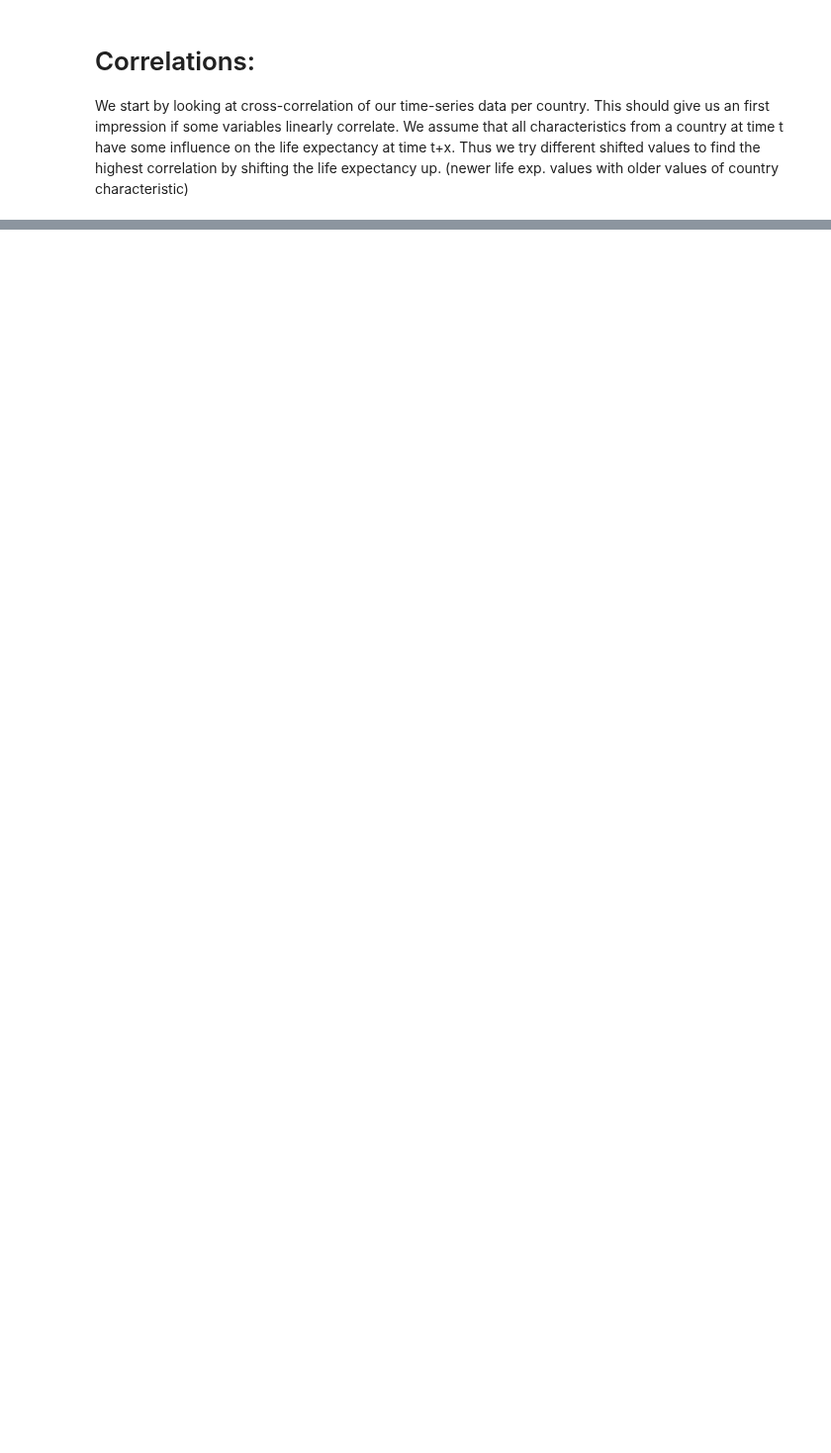
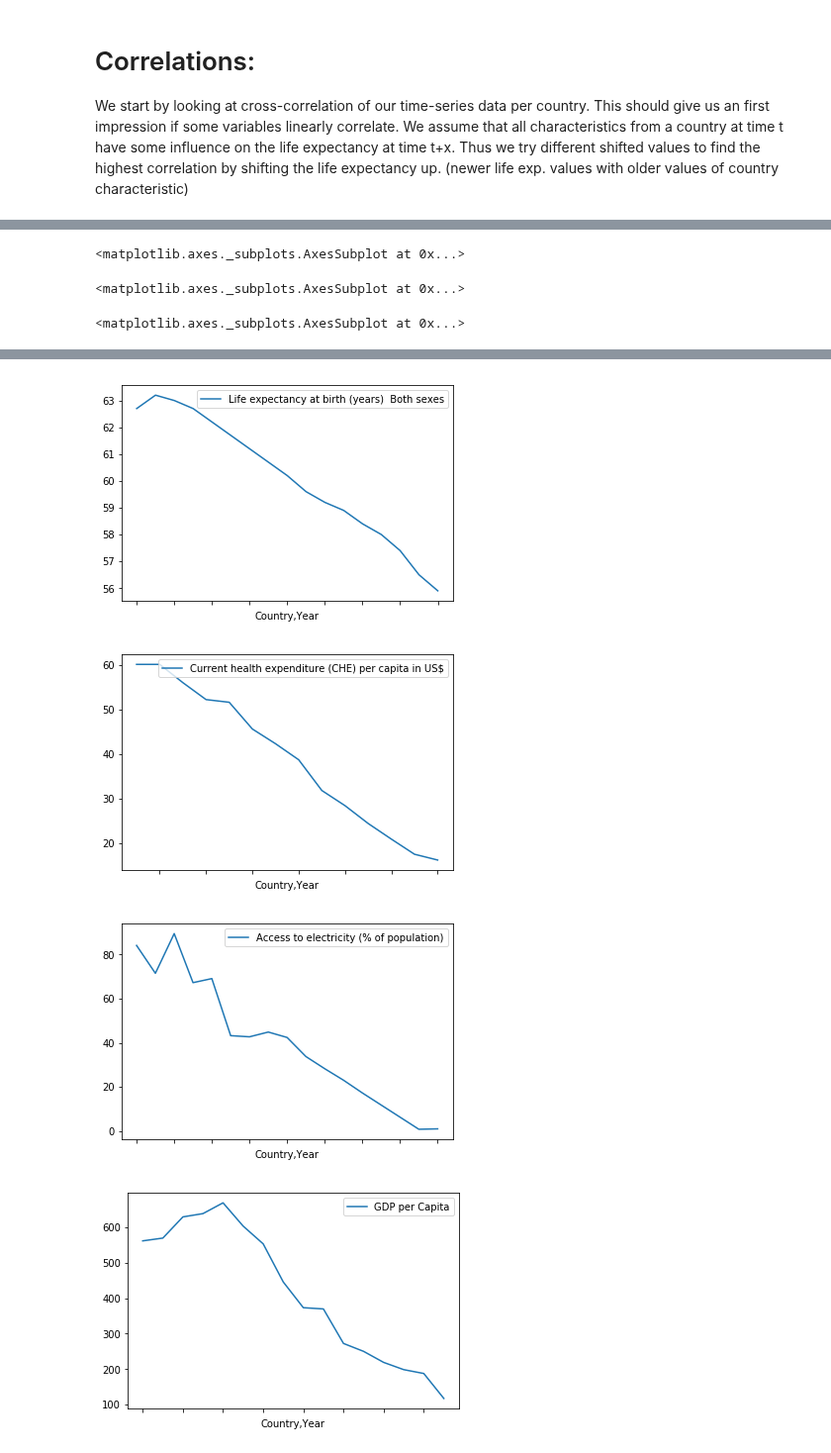
Before and after one commit to patrickFuerst/human_life_exp, a Jupyter notebook: Data Analysis(Patrick).ipynb, the cells around one changed output, grey strips where cells are left out. Shown at 99% size. Drawn from its saved outputs; the diff is of its cells as text; code cells hidden in the pictures; blank space fills up the shorter version.

Commit message:
add correlation analy. for all countries

```diff
--- a/Data Analysis(Patrick).ipynb
+++ b/Data Analysis(Patrick).ipynb
@@ -19,12 +19,12 @@ data_raw.set_index(['Country','Year'], inplace=True)
 #delcon.append('Somalia')
 #print(delcon)
 #data = data_raw[~data_raw['Country'].isin(delcon)]
-#data = data_raw[data_raw['Country'] == 'Somalia']
+#display(data_raw[data_raw['Country'] == 'Ghana'])
 
 
 # do some quick processing so we can work with it
 df_data = data_raw
-df_data.drop(columns=['Last Updated: 11/14/2018', 'Data from database: World Development Indicators', 'GNI, PPP (current international $)', 'GNI, Atlas method (current US$)','GNI per capita, PPP (current international $)'], inplace=True)
+df_data.drop(columns=['Last Updated: 11/14/2018', 'Data from database: World Development Indicators', 'GNI, Atlas method (current US$)'], inplace=True)
 display(df_data)
 # %% [output]
 |  |  | Life expectancy at birth (years) ... | Life expectancy at birth (years) ... | Life expectancy at birth (years) ... | Income Level | ... |
@@ -81,33 +81,39 @@ def create_lagged_df(df,lag=0,columns_to_shift = [] ):
 # let's have a look at correlation per country
 
 df_data_country = df_data.groupby('Country')
-df_austria = df_data_country.get_group('Afghanistan')
+df_afghanistan = df_data_country.get_group('Afghanistan')
 #display(df_data_country.get_group('Austria'))
 
 def calculate_cross_correlation( data ):
 
     data = data.copy()
     #for now we just use Both Sex
-    print(data.columns[:1].tolist())
+    #print(data.columns[:1].tolist())
     data.drop(data.columns[1:3].tolist(),axis=1,inplace=True)
     lag = 6
     df_lagged = create_lagged_df(data, lag, data.columns[:1].tolist() )
     #since the first lagged rows are useless because they are NaN we need to drop them
     df_lagged = df_lagged.iloc[lag:]
-    display(df_lagged)
+    #display(df_lagged)
 
     ## now let calculate correlation
-    df_corr = df_lagged.corr()
+    #df_corr = df_lagged.corr('spearman')
+    df_corr = df_lagged.corr('kendall')
+    #kendall corr  not rely on any assumptions on the distributions
+
+    ## filter just the interesting correlations
+    #we are insterested in all row for life exp
+    df_corr = df_corr.filter(regex='Life exp*',axis=0)
+    # and all columns beside life exp.
+    df_corr = df_corr.filter(regex='^(?!Life exp).*$',axis=1)
+
+
     #display(df_corr)
+    return df_corr
 
+def display_cross_correlation( corr ):
     colormap = plt.cm.RdBu
     plt.figure(figsize=(15,10))
-    plt.title(u'6 hours', y=1.05, size=16)
-
-    mask = np.zeros_like(df_corr)
-    mask[np.triu_indices_from(mask)] = True
-
-    svm = sns.heatmap(df_corr, mask=mask, linewidths=0.1,vmax=1.0,
-                square=True, cmap=colormap, linecolor='white', annot=True)
-
-calculate_cross_correlation(df_austria)
+    plt.title(u'Cross correlation', y=1.05, size=16)
+    svm = sns.heatmap(corr,  linewidths=0.1,vmax=1.0,
+    square=True, cmap=colormap, linecolor='white', annot=True)
@@ -137,0 +124,9 @@ df_austria[df_austria.columns[[0,17]]].plot()
+# %%
+display(df_afghanistan[df_afghanistan.columns[[0]]].plot())
+display(df_afghanistan[df_afghanistan.columns[[17]]].plot())
+display(df_afghanistan[df_afghanistan.columns[[16]]].plot())
+display(df_afghanistan[df_afghanistan.columns[[4]]].plot())
+df_afg_corr = calculate_cross_correlation(df_afghanistan)
+display(df_afg_corr.T)
+display_cross_correlation(df_afg_corr)
+# %% [output]
@@ -137,0 +134,3 @@ df_austria[df_austria.columns[[0,17]]].plot()
+<matplotlib.axes._subplots.AxesSubplot at 0x...>
+<matplotlib.axes._subplots.AxesSubplot at 0x...>
+<matplotlib.axes._subplots.AxesSubplot at 0x...>
@@ -137,0 +153,4 @@ df_austria[df_austria.columns[[0,17]]].plot()
+[figure, added]
+[figure, added]
+[figure, added]
+[figure, added]
```
Also changed, not shown: parts of 9 cells of this notebook, 5 other files.
